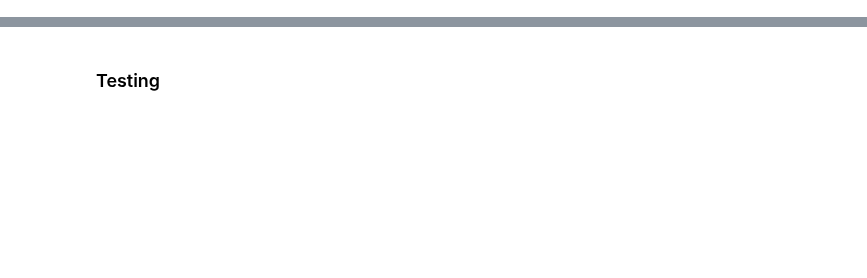
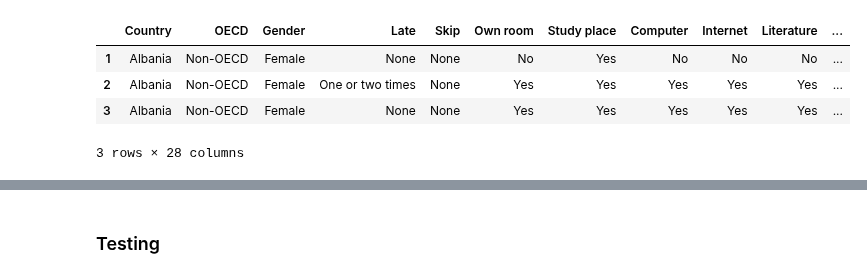
Before and after one commit to Steve-Choi/DAND, a Jupyter notebook: Communicate-Data-Findings/Communicate-Data-Findings.ipynb, the cells around one changed output, grey strips where cells are left out. Saved outputs shown, nothing was run; the diff lists cells and outputs as text; code cells hidden in the pictures; blank space fills up the shorter version.

```diff
--- a/Communicate-Data-Findings/Communicate-Data-Findings.ipynb
+++ b/Communicate-Data-Findings/Communicate-Data-Findings.ipynb
@@ -41,0 +65,24 @@ df.shape
+# %%
+# rename columns with more descriptive name
+df.rename({    'CNT' : 'Country',
+           'ST04Q01' : 'Gender',
+           'ST08Q01' : 'Late',
+           'ST09Q01' : 'Skip',
+           'ST26Q02' : 'Own room',
+           'ST26Q03' : 'Study place',
+           'ST26Q04' : 'Computer',
+           'ST26Q06' : 'Internet',
+           'ST26Q07' : 'Literature',
+           'ST26Q09' : 'Art',
+           'ST26Q10' : 'Textbooks'},
+           axis='columns', inplace=True
+          )
+
+# check
+df.head(3)
+# %% [output]
+|  | Country | OECD | Gender | Late | Skip | Own room | Study place | Computer | Internet | Literature | ... |
+| 1 | Albania | Non-OECD | Female | None | None | No | Yes | No | No | No | ... |
+| 2 | Albania | Non-OECD | Female | One or two times | None | Yes | Yes | Yes | Yes | Yes | ... |
+| 3 | Albania | Non-OECD | Female | None | None | Yes | Yes | Yes | Yes | Yes | ... |
+3 rows × 28 columns
```
Also changed, not shown: parts of 14 cells of this notebook.
